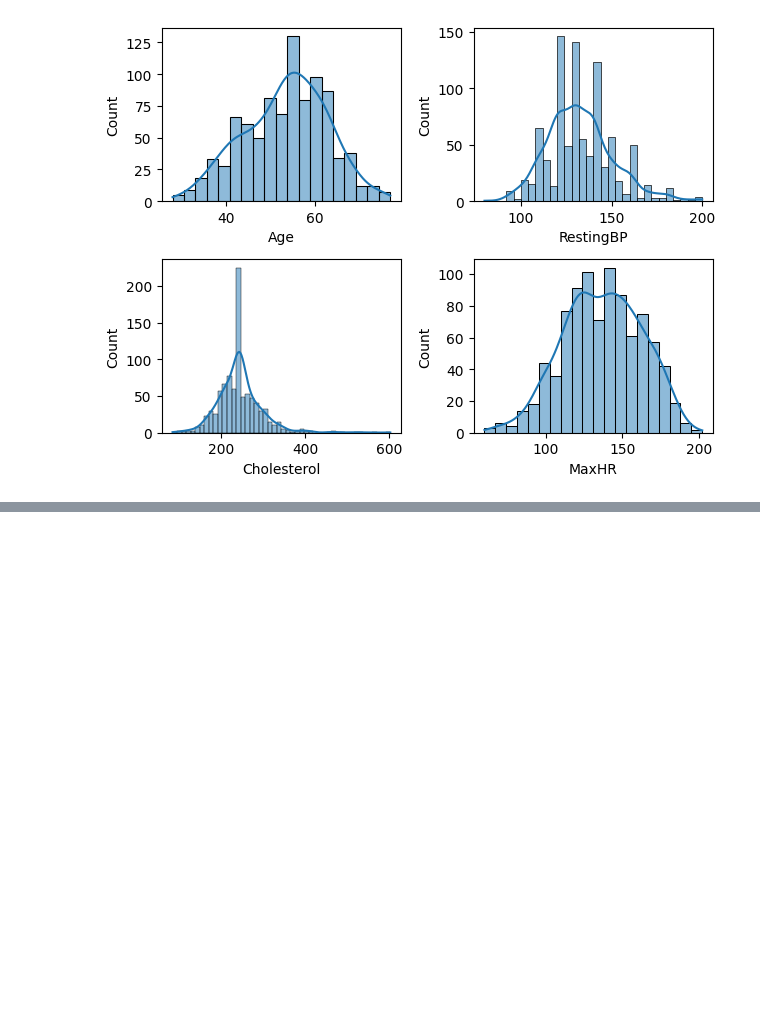
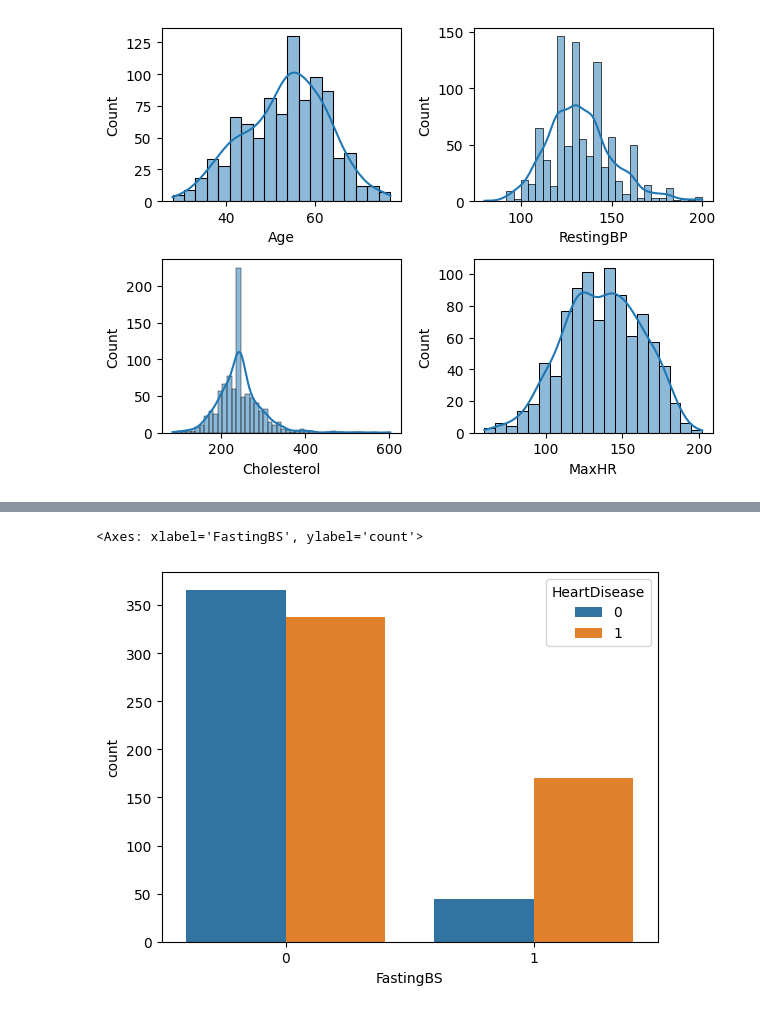
Before and after one commit to lovkush7/MACHINE-LEARNING-, a Jupyter notebook: heart.ipynb, the cells around one changed output, grey strips where cells are left out. Drawn from its saved outputs; the diff is of its cells as text; code cells hidden in the pictures; blank space fills up the shorter version.

```diff
--- a/heart.ipynb
+++ b/heart.ipynb
@@ -254,0 +274,5 @@ plt.tight_layout()
+# %%
+sns.countplot(x = data['FastingBS'],hue = data['HeartDisease'])
+# %% [output]
+<Axes: xlabel='FastingBS', ylabel='count'>
+[figure, added]
```
Also changed, not shown: parts of 12 cells of this notebook.
